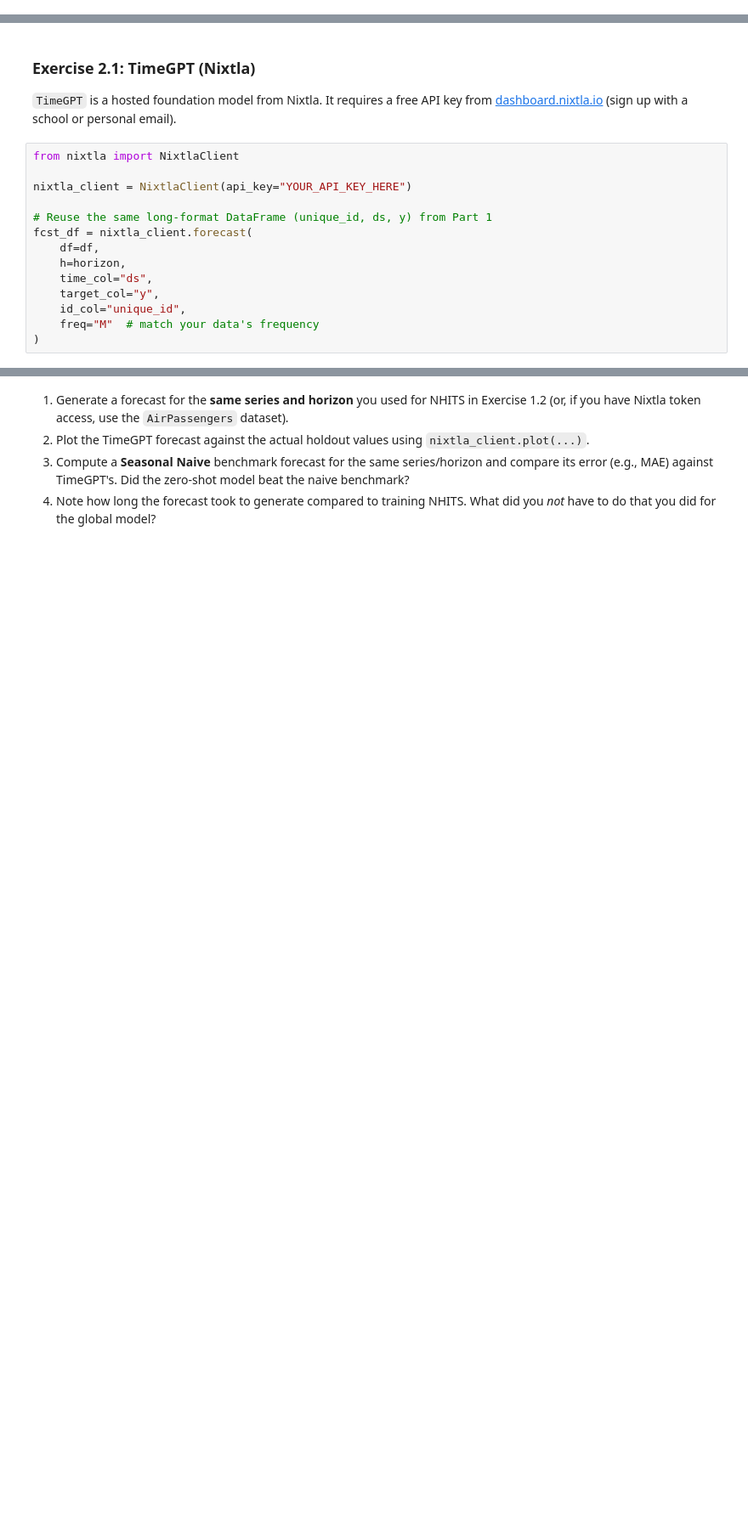
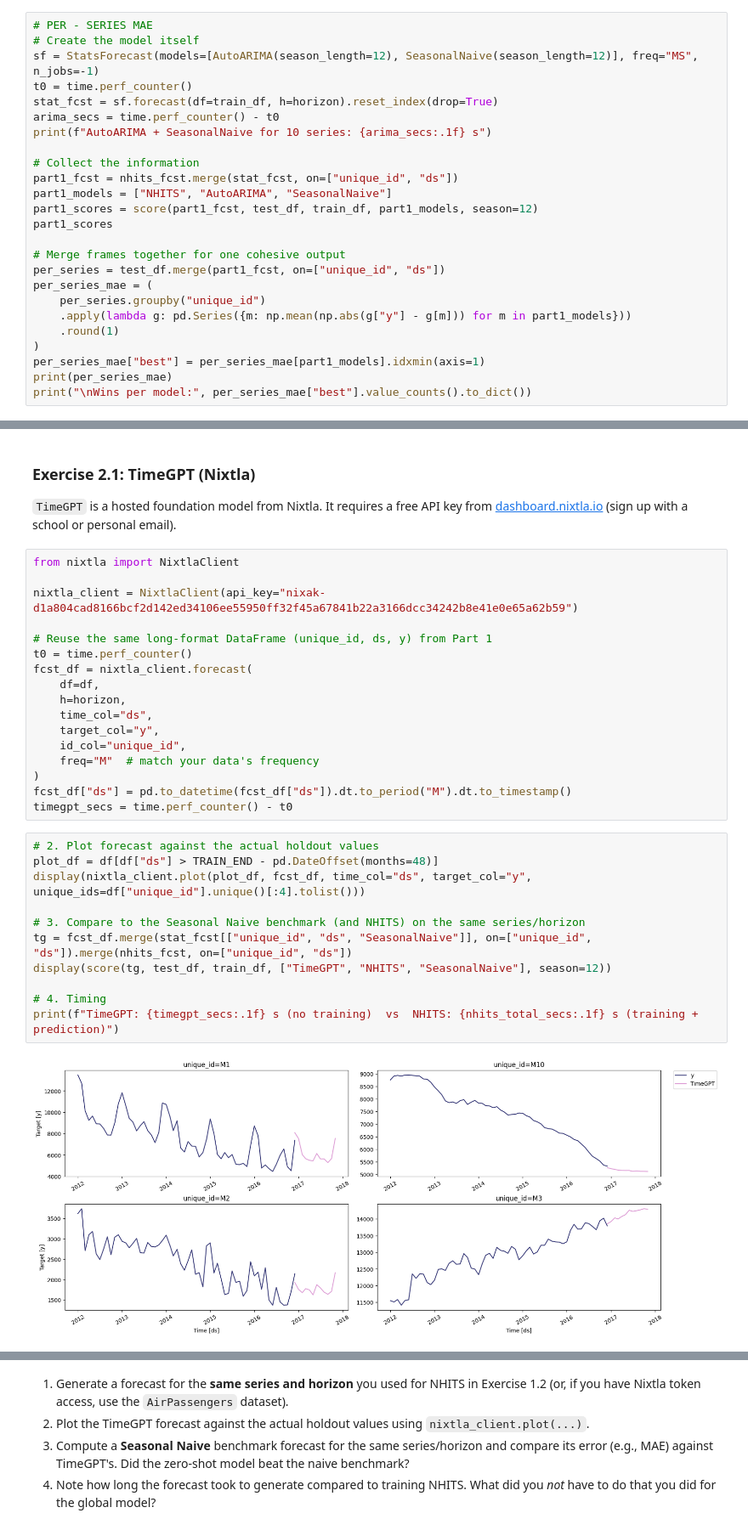
Before and after one commit to ALang624/DSE6230-forecasting-class-course-materials, a Jupyter notebook: assignments/week05_assignment.ipynb, the cells around one changed output, grey strips where cells are left out. Shown at 85% size. Saved outputs shown, nothing was run; the diff lists cells and outputs as text; blank space fills up the shorter version.

```diff
--- a/assignments/week05_assignment.ipynb
+++ b/assignments/week05_assignment.ipynb
@@ -143,3 +180,28 @@ INFO:pytorch_lightning.utilities.rank_zero:TPU available: False, using: 0 TPU co
 # %% [markdown]
 ### Exercise 1.3: Compare to ARIMA
 Why might NHITS outperform (or underperform) ARIMA on this specific dataset? Discuss "Transfer Learning" (information sharing across series).
+# %%
+# PER - SERIES MAE
+# Create the model itself
+sf = StatsForecast(models=[AutoARIMA(season_length=12), SeasonalNaive(season_length=12)], freq="MS", n_jobs=-1)
+t0 = time.perf_counter()
+stat_fcst = sf.forecast(df=train_df, h=horizon).reset_index(drop=True)
+arima_secs = time.perf_counter() - t0
+print(f"AutoARIMA + SeasonalNaive for 10 series: {arima_secs:.1f} s")
+
+# Collect the information
+part1_fcst = nhits_fcst.merge(stat_fcst, on=["unique_id", "ds"])
+part1_models = ["NHITS", "AutoARIMA", "SeasonalNaive"]
+part1_scores = score(part1_fcst, test_df, train_df, part1_models, season=12)
+part1_scores
+
+# Merge frames together for one cohesive output
+per_series = test_df.merge(part1_fcst, on=["unique_id", "ds"])
+per_series_mae = (
+    per_series.groupby("unique_id")
+    .apply(lambda g: pd.Series({m: np.mean(np.abs(g["y"] - g[m])) for m in part1_models}))
+    .round(1)
+)
+per_series_mae["best"] = per_series_mae[part1_models].idxmin(axis=1)
+print(per_series_mae)
+print("\nWins per model:", per_series_mae["best"].value_counts().to_dict())
@@ -176,9 +432,10 @@ Unlike NHITS, which you just trained from scratch on your own panel, **time seri
 # %%
 from nixtla import NixtlaClient
 
-nixtla_client = NixtlaClient(api_key="YOUR_API_KEY_HERE")
+nixtla_client = NixtlaClient(api_key="nixak-d1a804cad8166bcf2d142ed34106ee55950ff32f45a67841b22a3166dcc34242b8e41e0e65a62b59")
 
 # Reuse the same long-format DataFrame (unique_id, ds, y) from Part 1
+t0 = time.perf_counter()
 fcst_df = nixtla_client.forecast(
     df=df,
     h=horizon,
@@ -187,3 +444,18 @@ fcst_df = nixtla_client.forecast(
     id_col="unique_id",
     freq="M"  # match your data's frequency
 )
+fcst_df["ds"] = pd.to_datetime(fcst_df["ds"]).dt.to_period("M").dt.to_timestamp()
+timegpt_secs = time.perf_counter() - t0
+# %%
+# 2. Plot forecast against the actual holdout values
+plot_df = df[df["ds"] > TRAIN_END - pd.DateOffset(months=48)]
+display(nixtla_client.plot(plot_df, fcst_df, time_col="ds", target_col="y", unique_ids=df["unique_id"].unique()[:4].tolist()))
+
+# 3. Compare to the Seasonal Naive benchmark (and NHITS) on the same series/horizon
+tg = fcst_df.merge(stat_fcst[["unique_id", "ds", "SeasonalNaive"]], on=["unique_id", "ds"]).merge(nhits_fcst, on=["unique_id", "ds"])
+display(score(tg, test_df, train_df, ["TimeGPT", "NHITS", "SeasonalNaive"], season=12))
+
+# 4. Timing
+print(f"TimeGPT: {timegpt_secs:.1f} s (no training)  vs  NHITS: {nhits_total_secs:.1f} s (training + prediction)")
+# %% [output]
+[figure, added]
```
Also changed, not shown: parts of 16 cells of this notebook.
